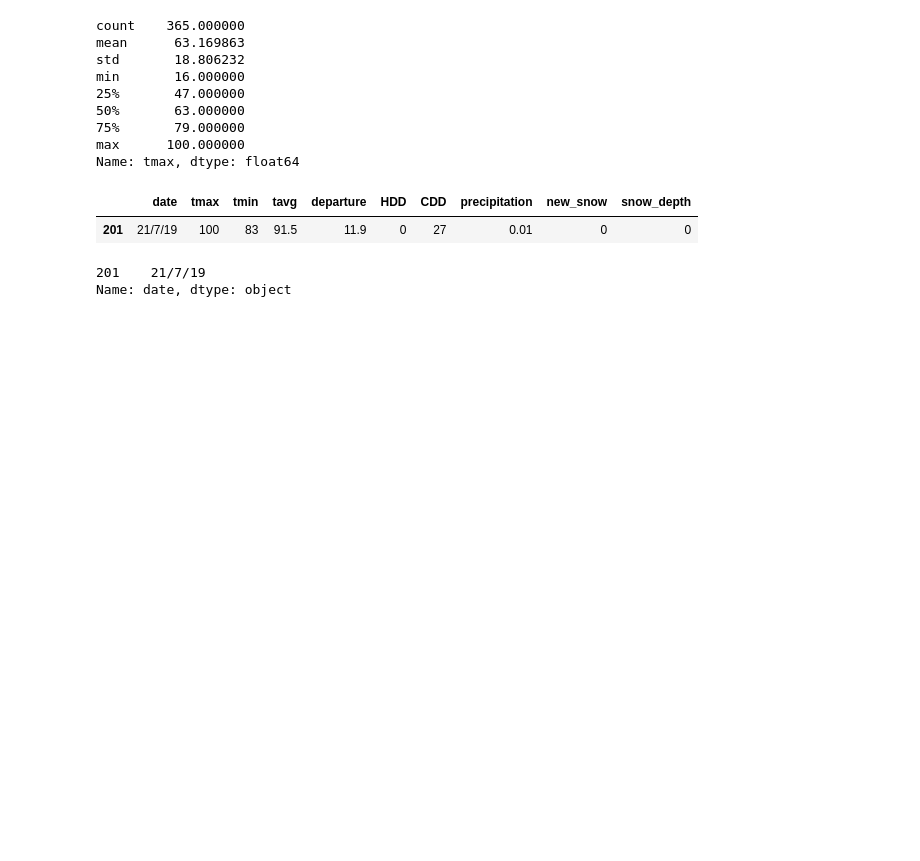
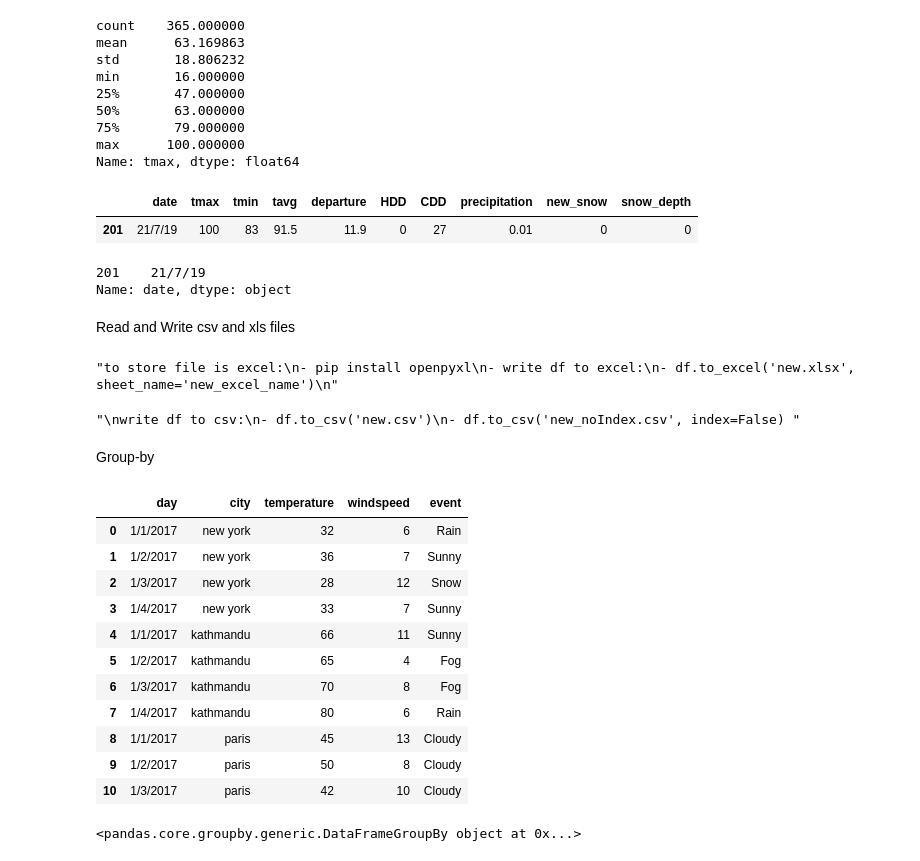
Before and after one commit to thisispawann/data-science-fundamentals, a Jupyter notebook: pandas/untilted.ipynb, the cells around one changed output. Saved outputs shown, nothing was run; the diff lists cells and outputs as text; code cells hidden in the pictures; blank space fills up the shorter version.

Commit message:
read write csv/xlsx files, group by, concate and merge operations

```diff
--- a/pandas/untilted.ipynb
+++ b/pandas/untilted.ipynb
@@ -107,3 +107,5 @@ df.date[df.tmax == df.tmax.max()]
 # %% [output]
 201    21/7/19
 Name: date, dtype: object
+# %% [markdown]
+Read and Write csv and xls files
@@ -109,0 +117,38 @@ Name: date, dtype: object
+# %%
+'''to store file is excel:
+- pip install openpyxl
+- write df to excel:
+- df.to_excel('new.xlsx', sheet_name='new_excel_name')
+'''
+# %% [output]
+"to store file is excel:\n- pip install openpyxl\n- write df to excel:\n- df.to_excel('new.xlsx', sheet_name='new_excel_name')\n"
+# %%
+'''
+write df to csv:
+- df.to_csv('new.csv')
+- df.to_csv('new_noIndex.csv', index=False) '''
+# %% [output]
+"\nwrite df to csv:\n- df.to_csv('new.csv')\n- df.to_csv('new_noIndex.csv', index=False) "
+# %% [markdown]
+Group-by
+# %%
+df = pd.read_csv('data/weather.csv')
+df
+# %% [output]
+|  | day | city | temperature | windspeed | event |
+| 0 | 1/1/2017 | new york | 32 | 6 | Rain |
+| 1 | 1/2/2017 | new york | 36 | 7 | Sunny |
+| 2 | 1/3/2017 | new york | 28 | 12 | Snow |
+| 3 | 1/4/2017 | new york | 33 | 7 | Sunny |
+| 4 | 1/1/2017 | kathmandu | 66 | 11 | Sunny |
+| 5 | 1/2/2017 | kathmandu | 65 | 4 | Fog |
+| 6 | 1/3/2017 | kathmandu | 70 | 8 | Fog |
+| 7 | 1/4/2017 | kathmandu | 80 | 6 | Rain |
+| 8 | 1/1/2017 | paris | 45 | 13 | Cloudy |
+| 9 | 1/2/2017 | paris | 50 | 8 | Cloudy |
+| 10 | 1/3/2017 | paris | 42 | 10 | Cloudy |
+# %%
+g = df.groupby('city')
+g
+# %% [output]
+<pandas.core.groupby.generic.DataFrameGroupBy object at 0x...>
```
Also changed, not shown: parts of 18 cells of this notebook, 1 other file.
